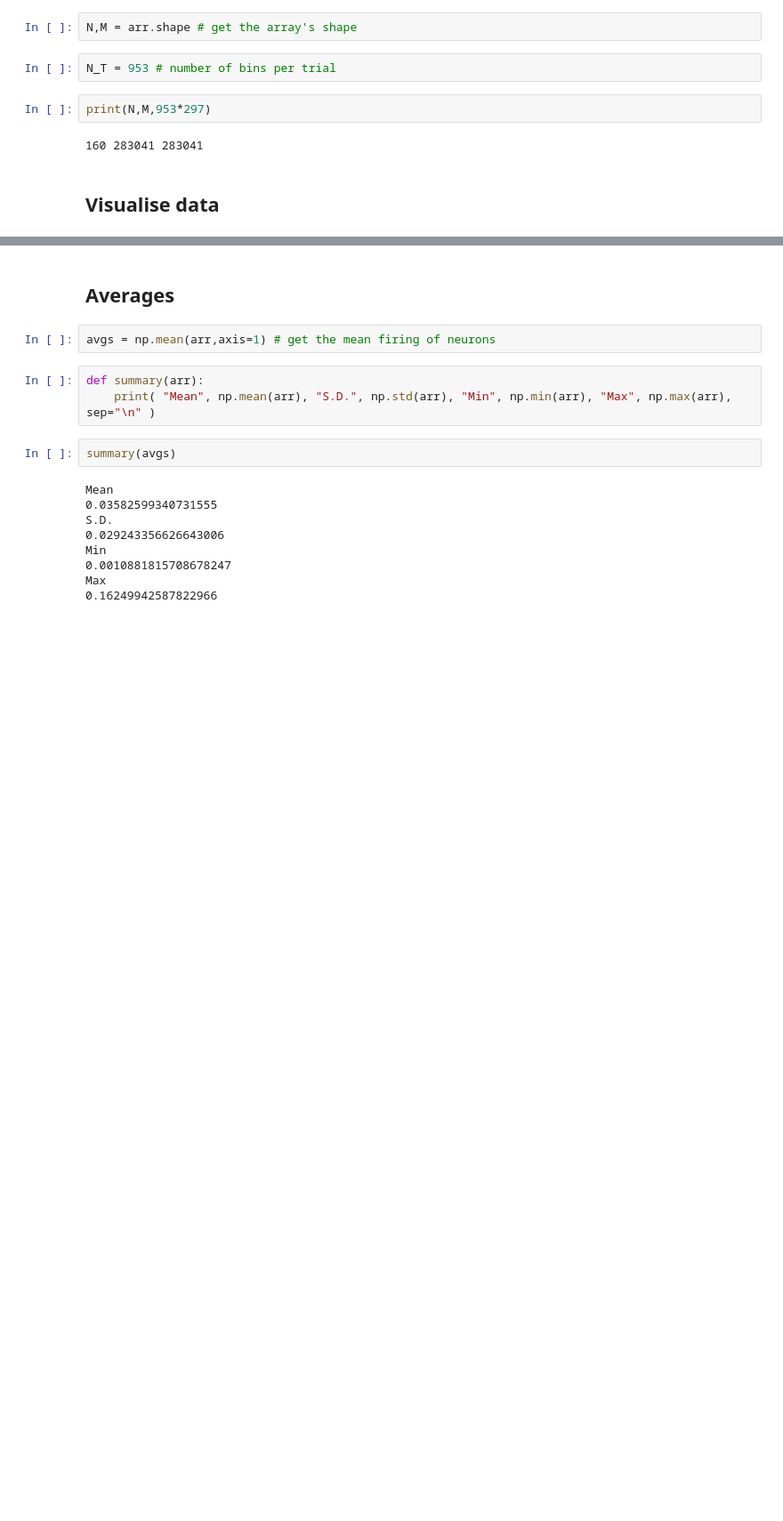
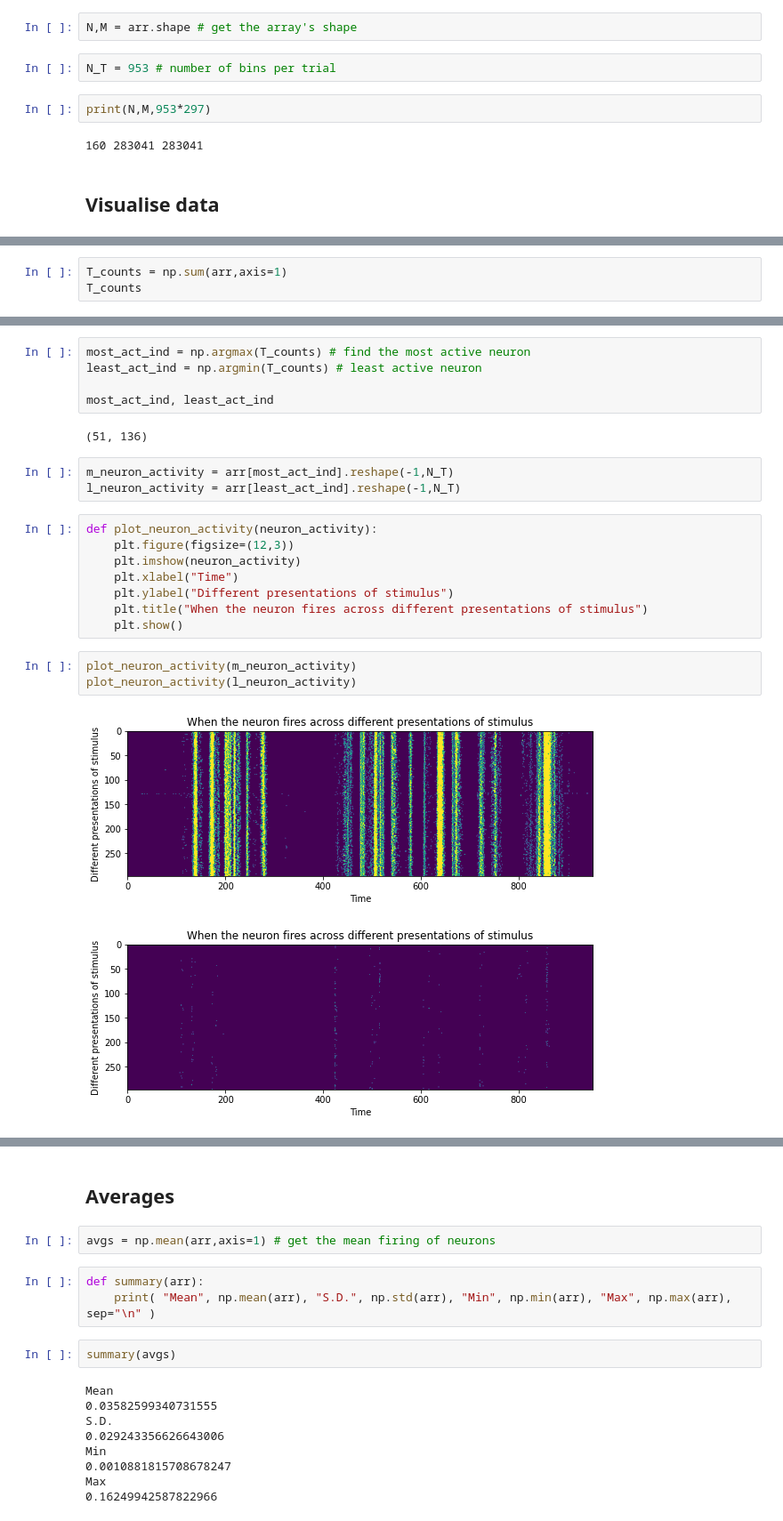
Before and after one commit to abramschon/Masters, a Jupyter notebook: ProcessData/ProcessData.ipynb, the cells around one changed output, grey strips where cells are left out. Shown: that part at 89% size. Saved outputs shown, nothing was run; the diff lists cells and outputs as text; blank space fills up the shorter version.

```diff
--- a/ProcessData/ProcessData.ipynb
+++ b/ProcessData/ProcessData.ipynb
@@ -37,0 +40,3 @@ plt.show()
+# %%
+T_counts = np.sum(arr,axis=1)
+T_counts
@@ -37,0 +62,24 @@ plt.show()
+# %%
+most_act_ind = np.argmax(T_counts) # find the most active neuron
+least_act_ind = np.argmin(T_counts) # least active neuron
+
+most_act_ind, least_act_ind
+# %% [output]
+(51, 136)
+# %%
+m_neuron_activity = arr[most_act_ind].reshape(-1,N_T)
+l_neuron_activity = arr[least_act_ind].reshape(-1,N_T)
+# %%
+def plot_neuron_activity(neuron_activity):
+    plt.figure(figsize=(12,3))
+    plt.imshow(neuron_activity)
+    plt.xlabel("Time")
+    plt.ylabel("Different presentations of stimulus")
+    plt.title("When the neuron fires across different presentations of stimulus")
+    plt.show()
+# %%
+plot_neuron_activity(m_neuron_activity)
+plot_neuron_activity(l_neuron_activity)
+# %% [output]
+[figure, added]
+[figure, added]
```
Also changed, not shown: parts of 15 cells of this notebook.
